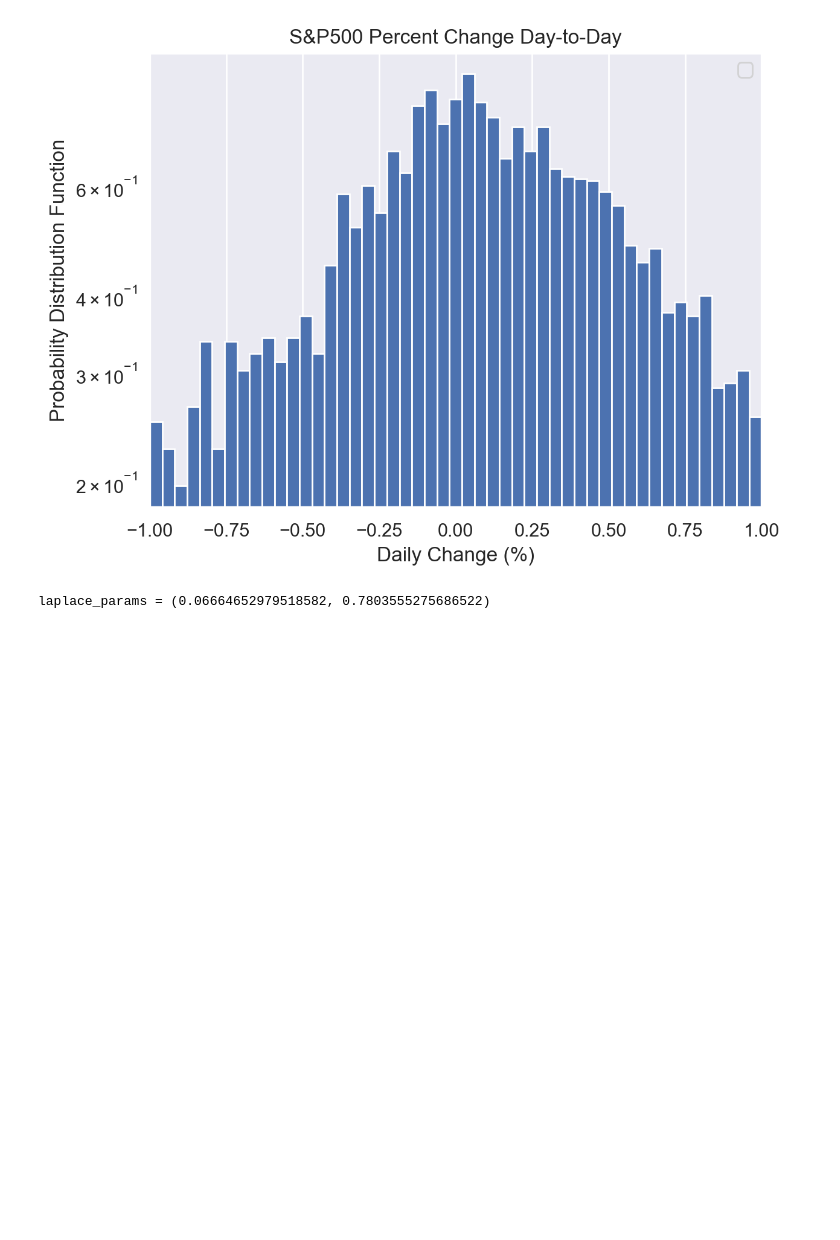
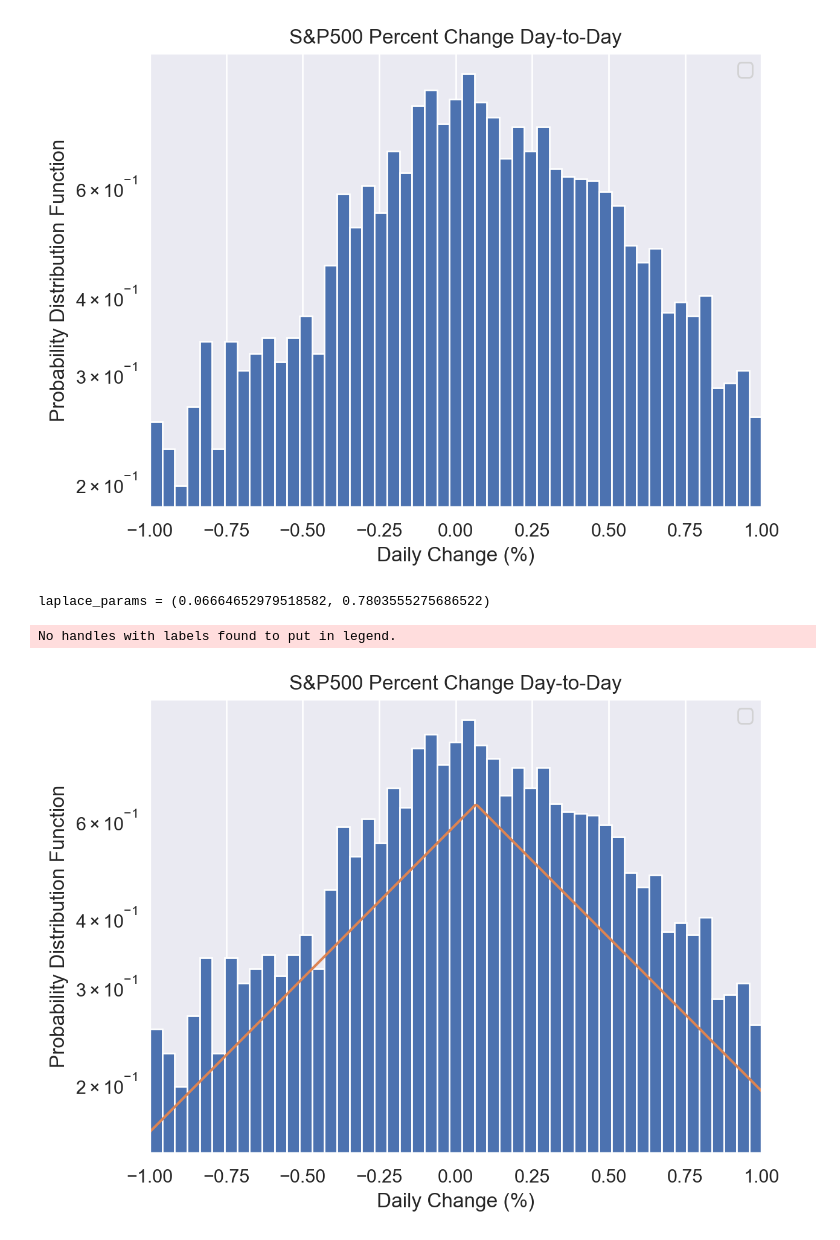
Before and after one commit to peterdsharpe/StockMarketAnalysis, a Jupyter notebook: analysis_distributions/analysis_distributions.ipynb, the cells around one changed output. Cells and saved outputs as stored; diff of their text form; code cells hidden in the pictures; blank space fills up the shorter version.

```diff
--- a/analysis_distributions/analysis_distributions.ipynb
+++ b/analysis_distributions/analysis_distributions.ipynb
@@ -60,9 +57,16 @@ No handles with labels found to put in legend.
 # %%
 from scipy import stats
 
 laplace_params = stats.laplace.fit(
     data = change_pct
 )
 print(f"laplace_params = {laplace_params}")
+
+make_pct_hist()
+x = np.linspace(-hist_xscl, hist_xscl, 300)
+plt.plot(x, stats.laplace.pdf(x, *laplace_params))
+show_pct_hist()
 # %% [output]
 laplace_params = (0.06664652979518582, 0.7803555275686522)
+No handles with labels found to put in legend.
+[figure, added]
```
Also changed, not shown: parts of 3 cells of this notebook.
